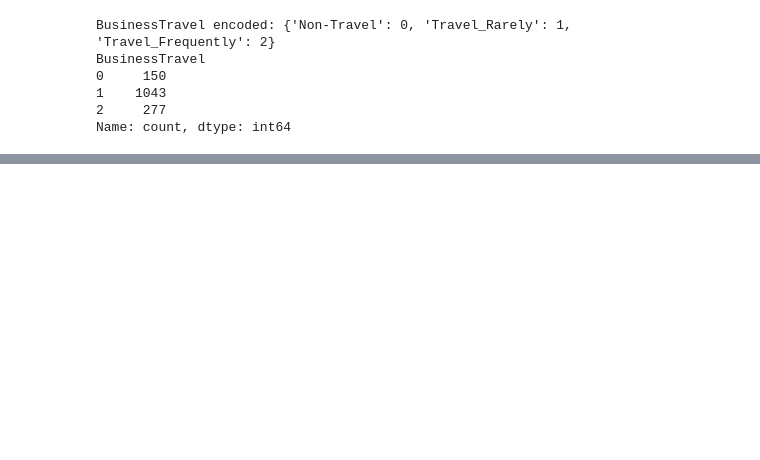
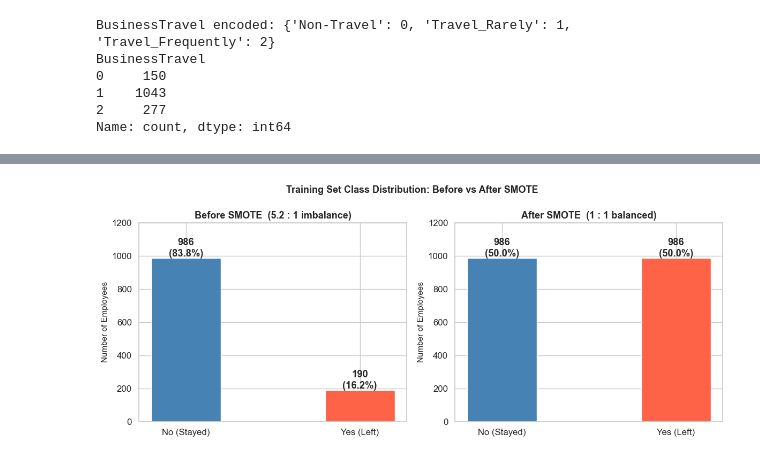
Before and after one commit to x00sh/Attrition-Prediction-Model, a Jupyter notebook: attrition-prediction-model.ipynb, the cells around one changed output, grey strips where cells are left out. Saved outputs shown, nothing was run; the diff lists cells and outputs as text; code cells hidden in the pictures; blank space fills up the shorter version.

```diff
--- a/attrition-prediction-model.ipynb
+++ b/attrition-prediction-model.ipynb
@@ -703,0 +987,20 @@ All numeric:    True
+# %%
+# Cell P4-E — Apply SMOTE to training data only
+smote = SMOTE(random_state=42)
+X_train_smote, y_train_smote = smote.fit_resample(X_train, y_train)
+
+# Preserve DataFrame column names for SHAP / feature importance in later phases
+X_train_smote = pd.DataFrame(X_train_smote, columns=X_train.columns)
+y_train_smote = pd.Series(y_train_smote, name='Attrition')
+
+smote_counts = y_train_smote.value_counts().sort_index()
+synthetic_added = smote_counts[1] - y_train.value_counts()[1]
+
+print(f'SMOTE applied (k_neighbors=5, random_state=42).')
+print(f'X_train_smote : {X_train_smote.shape}')
+print(f'y_train_smote : {y_train_smote.shape}')
+print(f'\nClass distribution after SMOTE:')
+print(f'  No  (0): {smote_counts[0]}  ({smote_counts[0] / len(y_train_smote) * 100:.1f}%)')
+print(f'  Yes (1): {smote_counts[1]}  ({smote_counts[1] / len(y_train_smote) * 100:.1f}%)')
+print(f'\nSynthetic minority examples added: {synthetic_added}')
+print(f'X_test unchanged: {X_test.shape}')
@@ -703,0 +1018,33 @@ All numeric:    True
+# %%
+# Cell P4-F — Class distribution before vs after SMOTE (side-by-side)
+labels = ['No (Stayed)', 'Yes (Left)']
+before_counts = y_train.value_counts().sort_index().values
+after_counts  = pd.Series(y_train_smote).value_counts().sort_index().values
+
+fig, axes = plt.subplots(1, 2, figsize=(12, 5))
+
+bars0 = axes[0].bar(labels, before_counts, color=['steelblue', 'tomato'],
+                    edgecolor='white', width=0.4)
+for bar, count in zip(bars0, before_counts):
+    axes[0].text(bar.get_x() + bar.get_width() / 2, bar.get_height() + 10,
+                 f'{count}\n({count / before_counts.sum() * 100:.1f}%)',
+                 ha='center', fontweight='bold')
+axes[0].set_title('Before SMOTE  (5.2 : 1 imbalance)', fontweight='bold')
+axes[0].set_ylabel('Number of Employees')
+axes[0].set_ylim(0, 1200)
+
+bars1 = axes[1].bar(labels, after_counts, color=['steelblue', 'tomato'],
+                    edgecolor='white', width=0.4)
+for bar, count in zip(bars1, after_counts):
+    axes[1].text(bar.get_x() + bar.get_width() / 2, bar.get_height() + 10,
+                 f'{count}\n({count / after_counts.sum() * 100:.1f}%)',
+                 ha='center', fontweight='bold')
+axes[1].set_title('After SMOTE  (1 : 1 balanced)', fontweight='bold')
+axes[1].set_ylabel('Number of Employees')
+axes[1].set_ylim(0, 1200)
+
+plt.suptitle('Training Set Class Distribution: Before vs After SMOTE', fontsize=13, fontweight='bold')
+plt.tight_layout()
+plt.show()
+# %% [output]
+[figure, added]
```
Also changed, not shown: parts of 29 cells of this notebook, 1 other file.
